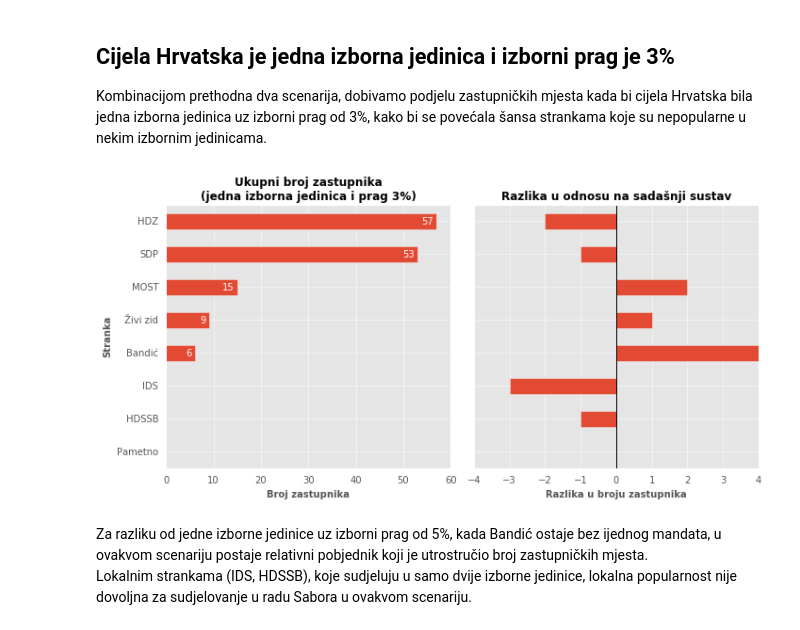
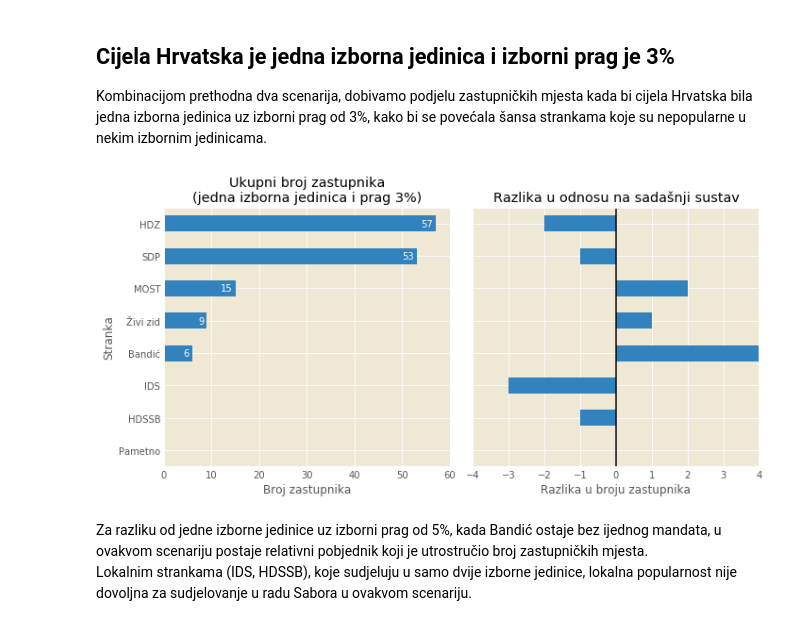
Before and after one commit to narimiran/data-notebooks, a Jupyter notebook: hr-izbori-2016.ipynb, the cells around one changed output. Saved outputs shown, nothing was run; the diff lists cells and outputs as text; code cells hidden in the pictures.

Commit message:
update 'hr izbori' style
New style of figures - for personal blog.

```diff
--- a/hr-izbori-2016.ipynb
+++ b/hr-izbori-2016.ipynb
@@ -55,0 +59,2 @@ plt.rcParams['legend.fontsize'] = 10
+# %%
+plt.rcParams
@@ -84,7 +107,7 @@ def izracunaj_zastupnike(data=df, izborni_prag=0.05, coeff=1,
     if isinstance(data, pd.DataFrame):
 
         for jedinica in data.index.values:
-            glasovi = data.ix[jedinica]
+            glasovi = data.loc[jedinica]
             zastupnici = zastupnici_po_jedinici(glasovi)
             zastupnici_po_jedinicama.append(zastupnici)
     else:
@@ -143,7 +170,7 @@ zbroji_zastupnike = lambda x: x.sum().sort_values(na_position='first')
 def plot_ukupno_zastupnika(rezultati, usporedi_s=None, tekst='',
                            xlim=(-4, 4), filename=None):
     def plotaj(graf, ax):
-        graf.plot(kind='barh', width=0.5, ax=ax)
+        graf.plot(kind='barh', width=0.5, ax=ax, colormap='tab20c')
         ax.tick_params(axis='both', length=0, which='both')
 
     cols = 2 if usporedi_s is not None else 1
@@ -185,7 +212,7 @@ def plot_ukupno_zastupnika(rezultati, usporedi_s=None, tekst='',
              )
     if filename:
         plt.tight_layout()
-        plt.savefig('./figures/hr_izbori_{}_02.png'.format(filename), dpi=70)
+        plt.savefig('./figures/hr-izbori/{}_02.png'.format(filename), dpi=70)
 # %% [markdown]
 ## Trenutni izborni sustav
 
@@ -202,0 +230,7 @@ plot_ukupno_zastupnika(zastupnici_ukupno, filename=filename)
+# %%
+zastupnici = izracunaj_zastupnike()
+zastupnici_ukupno = zbroji_zastupnike(zastupnici)
+filename = '01_trenutno'
+
+plot_zastupnika(zastupnici, filename=filename)
+plot_ukupno_zastupnika(zastupnici_ukupno, filename=filename)
@@ -247,19 +298,19 @@ Kombinacijom prethodna dva scenarija, dobivamo podjelu zastupničkih mjesta kada
 # %%
 jedna_izborna = df.sum()
 jedna_zastupnici = (izracunaj_zastupnike(jedna_izborna,
                                          zastupnika_po_jedinici=140,
                                          izborni_prag=0.03)
-                    .ix[1]
+                    .iloc[1]
                     .fillna(0)
                     .sort_values()
                    )
 tekst = 'jedna izborna jedinica i prag 3%'
 filename = '04_jedna3posto'
 
 plot_ukupno_zastupnika(jedna_zastupnici, zastupnici_ukupno,
                        tekst=tekst, filename=filename)
 # %% [output]
-[figure, old version]
+[figure, new version]
 # %% [markdown]
 Za razliku od jedne izborne jedinice uz izborni prag od 5%, kada Bandić ostaje bez ijednog mandata, u ovakvom scenariju postaje relativni pobjednik koji je utrostručio broj zastupničkih mjesta.
 Lokalnim strankama (IDS, HDSSB), koje sudjeluju u samo dvije izborne jedinice, lokalna popularnost nije dovoljna za sudjelovanje u radu Sabora u ovakvom scenariju.
```
Also changed, not shown: parts of 11 cells of this notebook, 24 other files.
